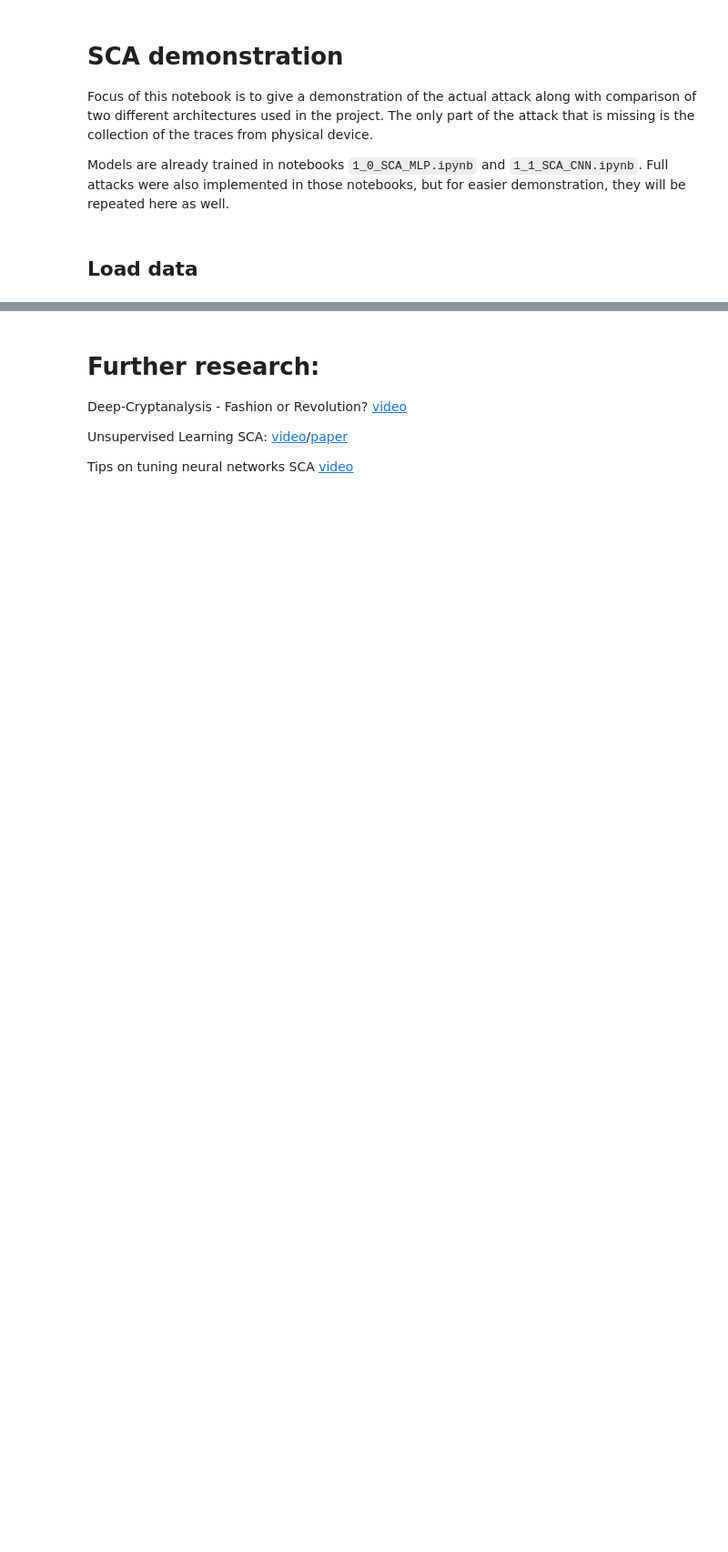
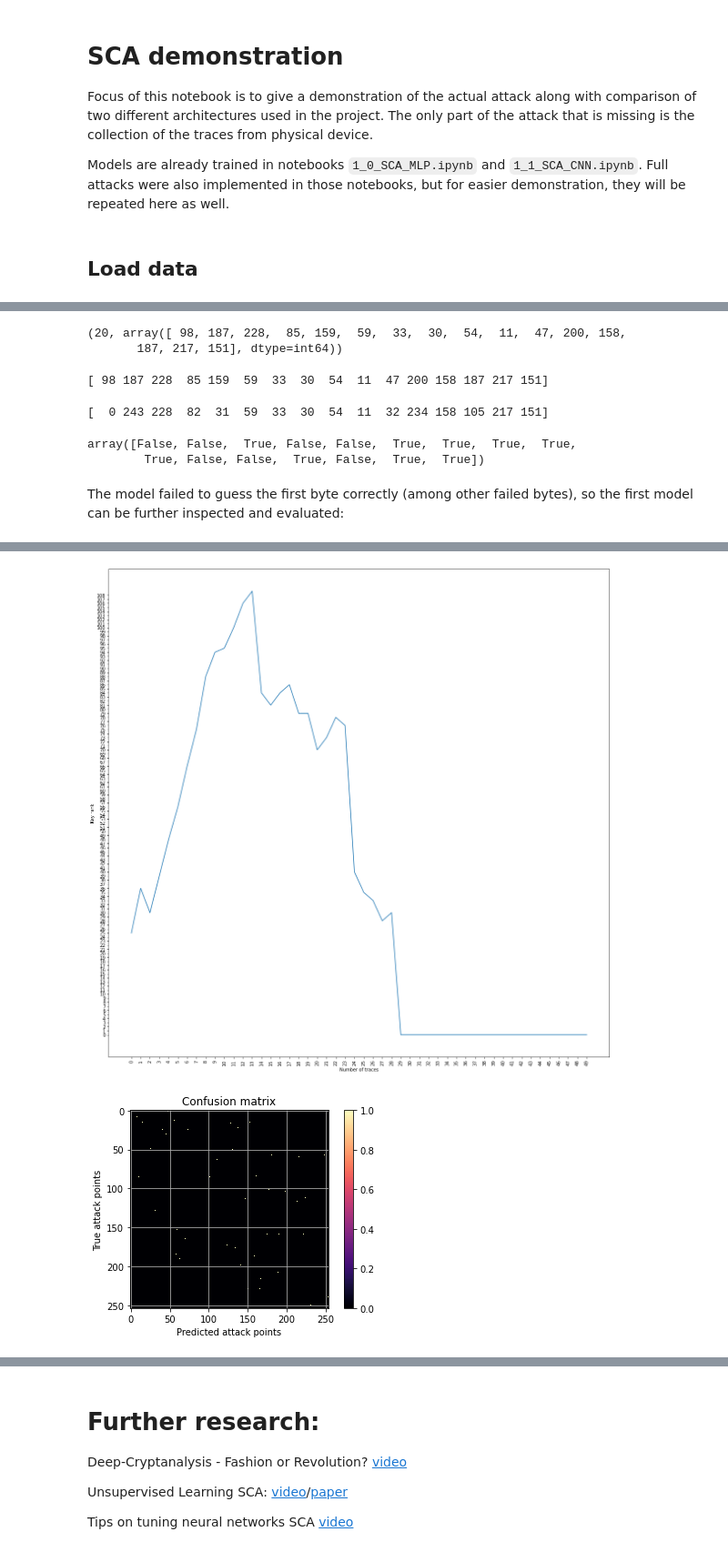
Before and after one commit to rubidijum/MachineLearningSCA, a Jupyter notebook: 2_0_SCA_Comparison.ipynb, the cells around one changed output, grey strips where cells are left out. Shown at 91% size. Drawn from its saved outputs; the diff is of its cells as text; code cells hidden in the pictures; blank space fills up the shorter version.

```diff
--- a/2_0_SCA_Comparison.ipynb
+++ b/2_0_SCA_Comparison.ipynb
@@ -58 +59,6 @@ else:
+# %%
+dataset_MLP = SCAML_Dataset()
+
+dataset_MLP.create_dataset(training_data_path, attack_point='sub_bytes_out', trace_length=10000)
+dataset_MLP.create_dataset(testing_data_path, attack_point='sub_bytes_out', attack=True, trace_length=10000)
 # %%
@@ -62,0 +75,8 @@ dataset.create_dataset(testing_data_path, attack_point='sub_bytes_out', attack=T
+# %%
+model_paths = ['./models/model_1Hypertuner_BestMLP']
+models = [tf.keras.models.load_model(model_paths[0])]
+
+for i in range(1, 16):
+    model_path = f"./models/model_{i}FullMLP_byte_{i}_ver_2"
+    model = tf.keras.models.load_model(model_path)
+    models.append(model)
@@ -62,0 +99,2 @@ dataset.create_dataset(testing_data_path, attack_point='sub_bytes_out', attack=T
+# %%
+mlp_trainer = SCA_Trainer()
@@ -62,0 +119,26 @@ dataset.create_dataset(testing_data_path, attack_point='sub_bytes_out', attack=T
+# %%
+# Inspect which key bytes were incorrectly guessed
+print(mlp_guesses[-1])
+# %% [output]
+(20, array([ 98, 187, 228,  85, 159,  59,  33,  30,  54,  11,  47, 200, 158,
+       187, 217, 151], dtype=int64))
+# %%
+guess = mlp_guesses[-1][1]
+print(guess)
+# %% [output]
+[ 98 187 228  85 159  59  33  30  54  11  47 200 158 187 217 151]
+# %%
+correct_key = dataset_MLP.get_correct_key(0)
+print(correct_key)
+# %% [output]
+[  0 243 228  82  31  59  33  30  54  11  32 234 158 105 217 151]
+# %%
+np.array(correct_key) == np.array(guess)
+# %% [output]
+array([False, False,  True, False, False,  True,  True,  True,  True,
+        True, False, False,  True, False,  True,  True])
+# %% [markdown]
+The model failed to guess the first byte correctly (among other failed bytes), so the first model can be further inspected and evaluated:
+# %%
+mlp_trainer.evaluate_model(models[0], dataset_MLP, attack_byte=0, keys_to_attack=1, traces_per_chunk=50)
+# %% [output]
@@ -62,0 +146,2 @@ dataset.create_dataset(testing_data_path, attack_point='sub_bytes_out', attack=T
+[figure, added]
+[figure, added]
```
Also changed, not shown: parts of 26 cells of this notebook.
